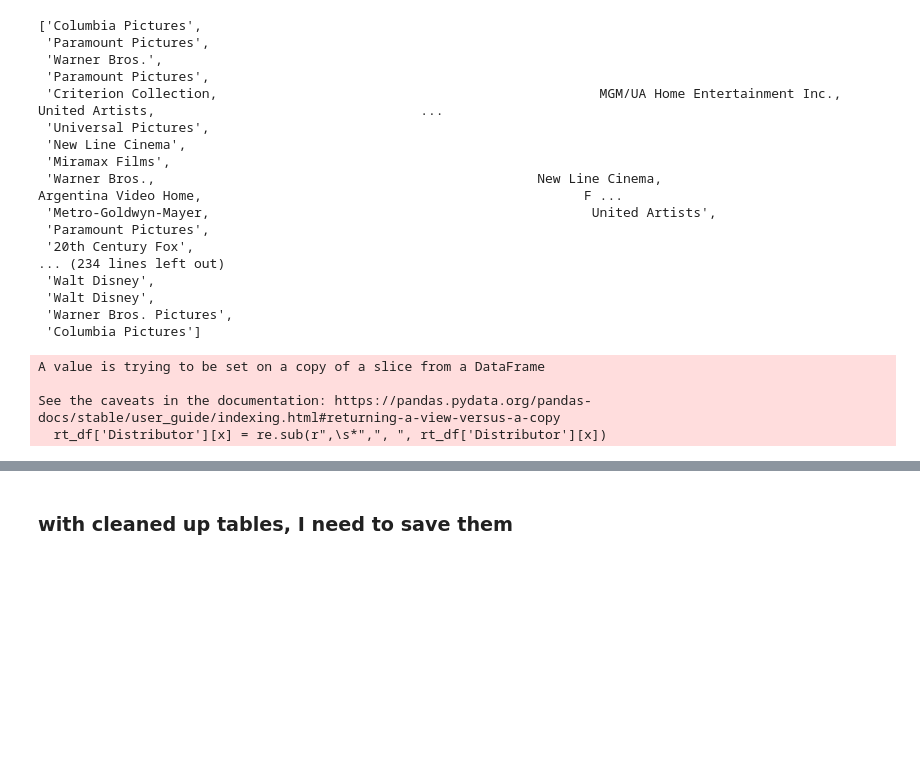
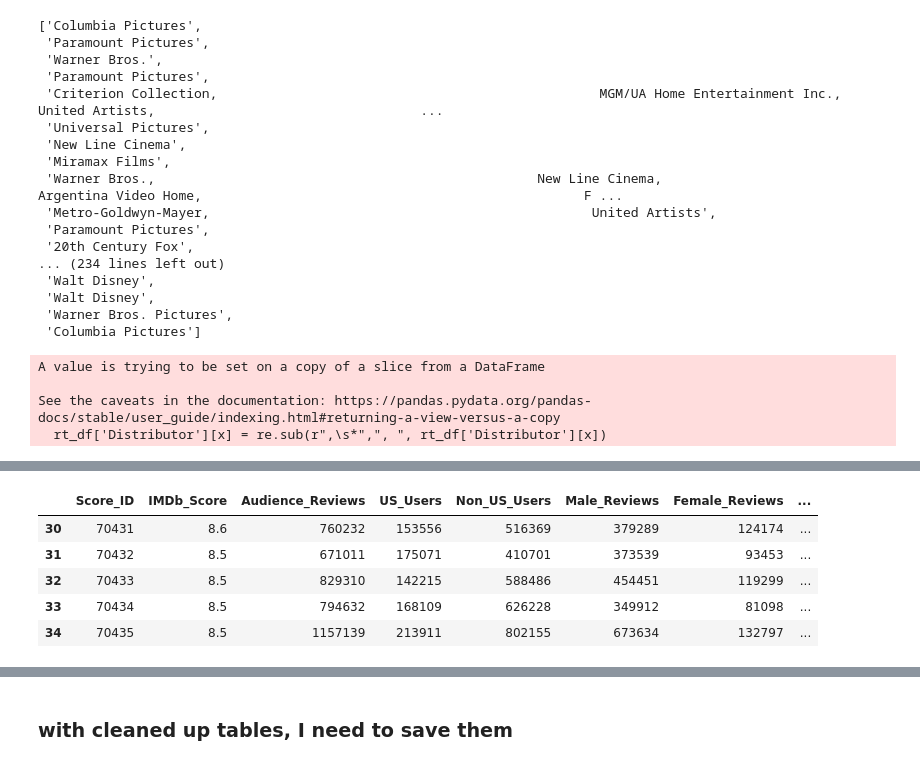
Before and after one commit to HannahSolima/Capstone, a Jupyter notebook: Notebooks/Clean_Data.ipynb, the cells around one changed output, grey strips where cells are left out. Cells and saved outputs as stored; diff of their text form; code cells hidden in the pictures; blank space fills up the shorter version.

```diff
--- a/Notebooks/Clean_Data.ipynb
+++ b/Notebooks/Clean_Data.ipynb
@@ -331,0 +353,9 @@ rt_df
+# %%
+score_df[30:35]
+# %% [output]
+|  | Score_ID | IMDb_Score | Audience_Reviews | US_Users | Non_US_Users | Male_Reviews | Female_Reviews | ... |
+| 30 | 70431 | 8.6 | 760232 | 153556 | 516369 | 379289 | 124174 | ... |
+| 31 | 70432 | 8.5 | 671011 | 175071 | 410701 | 373539 | 93453 | ... |
+| 32 | 70433 | 8.5 | 829310 | 142215 | 588486 | 454451 | 119299 | ... |
+| 33 | 70434 | 8.5 | 794632 | 168109 | 626228 | 349912 | 81098 | ... |
+| 34 | 70435 | 8.5 | 1157139 | 213911 | 802155 | 673634 | 132797 | ... |
```
Also changed, not shown: parts of 17 cells of this notebook, 2 other files.
